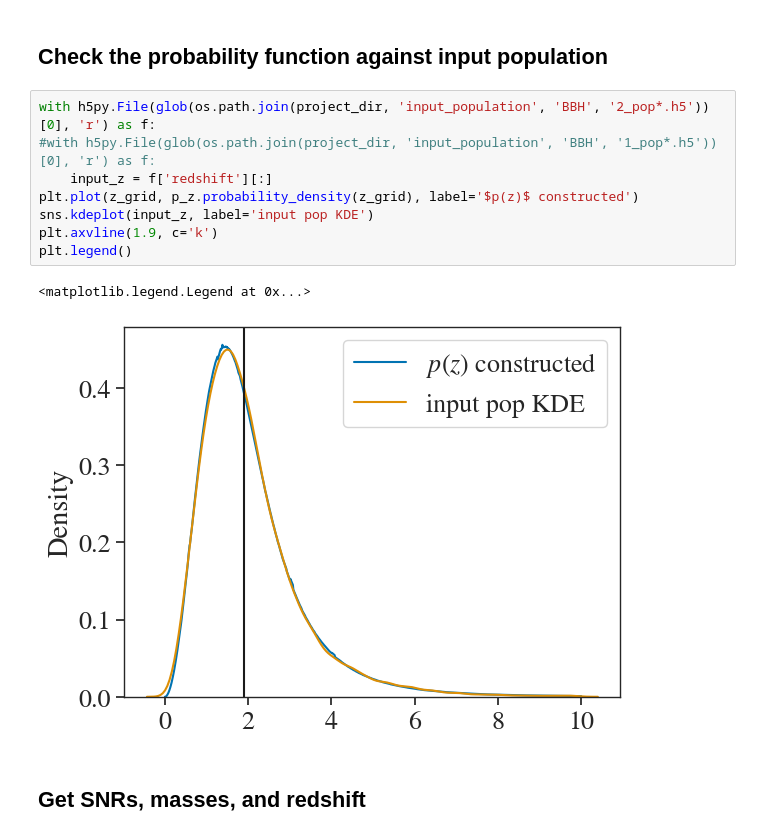
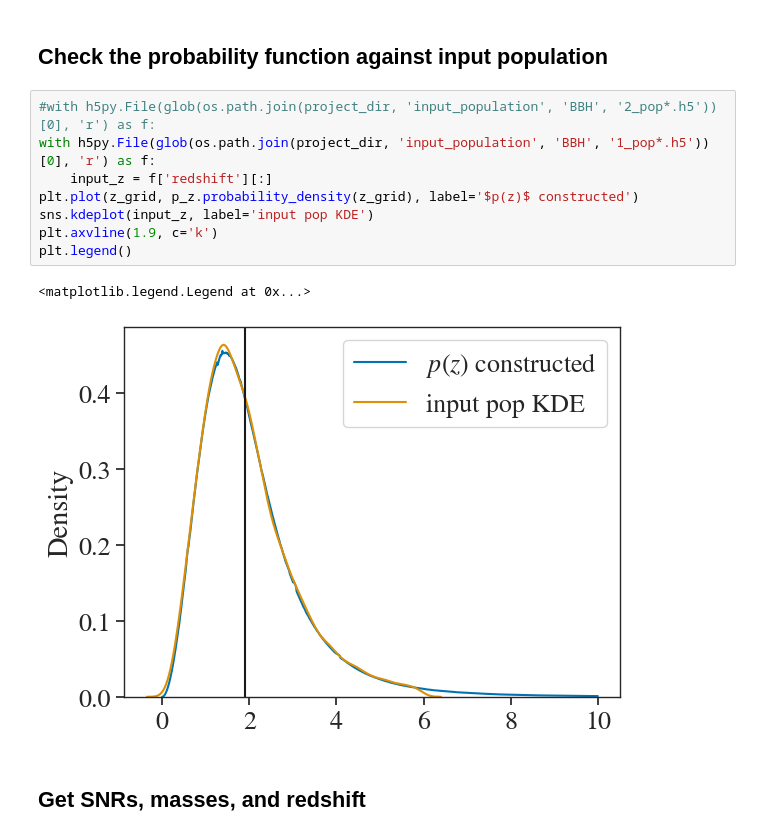
Before and after one commit to divyajyoti09/next_gen_detect, a Jupyter notebook: A-sharp_z_peak_mapping/gwpopulation/combine_injection_files_for_gwpop_mass_bands.ipynb, the cells around one changed output. Drawn from its saved outputs; the diff is of its cells as text.

```diff
--- a/A-sharp_z_peak_mapping/gwpopulation/combine_injection_files_for_gwpop_mass_bands.ipynb
+++ b/A-sharp_z_peak_mapping/gwpopulation/combine_injection_files_for_gwpop_mass_bands.ipynb
@@ -36,16 +34,16 @@ p_z = bilby.core.prior.Interped(z_grid, gwf_z_prob(z_grid))
 # %% [markdown]
 ## Check the probability function against input population
 # %%
-with h5py.File(glob(os.path.join(project_dir, 'input_population', 'BBH', '2_pop*.h5'))[0], 'r') as f:
-#with h5py.File(glob(os.path.join(project_dir, 'input_population', 'BBH', '1_pop*.h5'))[0], 'r') as f:
+#with h5py.File(glob(os.path.join(project_dir, 'input_population', 'BBH', '2_pop*.h5'))[0], 'r') as f:
+with h5py.File(glob(os.path.join(project_dir, 'input_population', 'BBH', '1_pop*.h5'))[0], 'r') as f:
     input_z = f['redshift'][:]
 plt.plot(z_grid, p_z.probability_density(z_grid), label='$p(z)$ constructed')
 sns.kdeplot(input_z, label='input pop KDE')
 plt.axvline(1.9, c='k')
 plt.legend()
 # %% [output]
 <matplotlib.legend.Legend at 0x...>
-[figure, old version]
+[figure, new version]
 # %% [markdown]
 ## Get SNRs, masses, and redshift
 # %%
```
Also changed, not shown: parts of 12 cells of this notebook, 9 other files.
